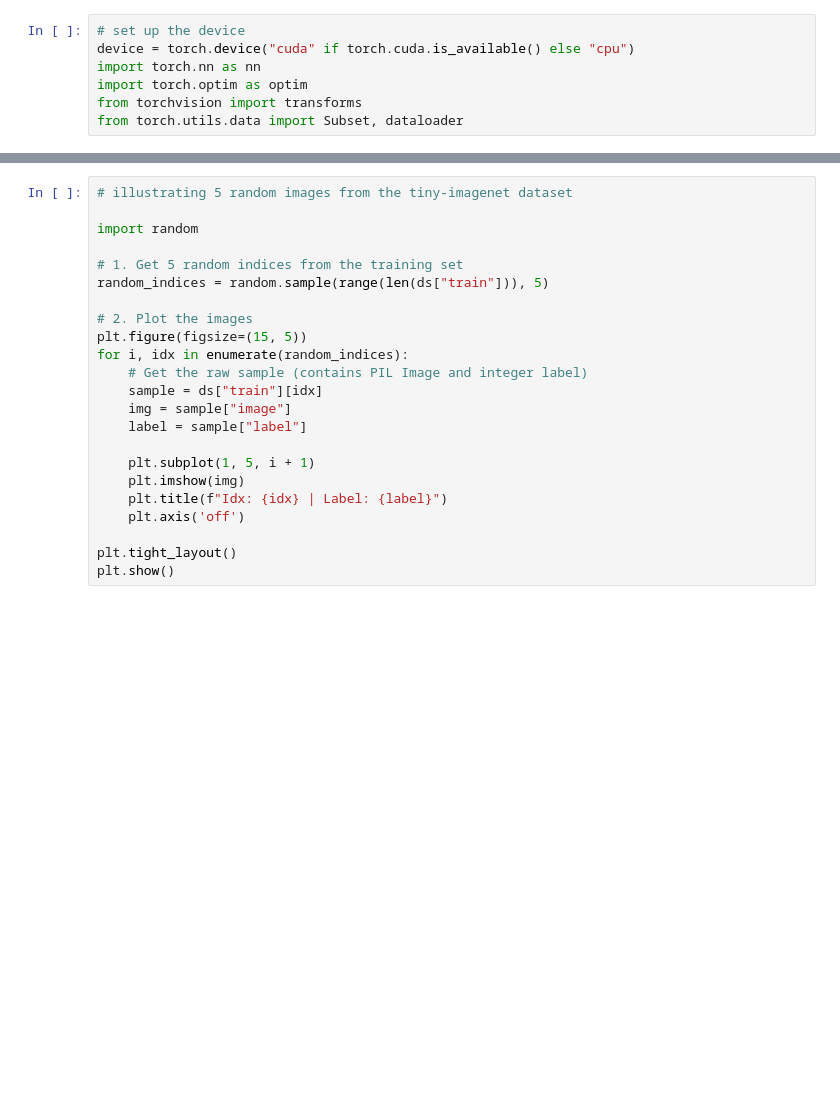
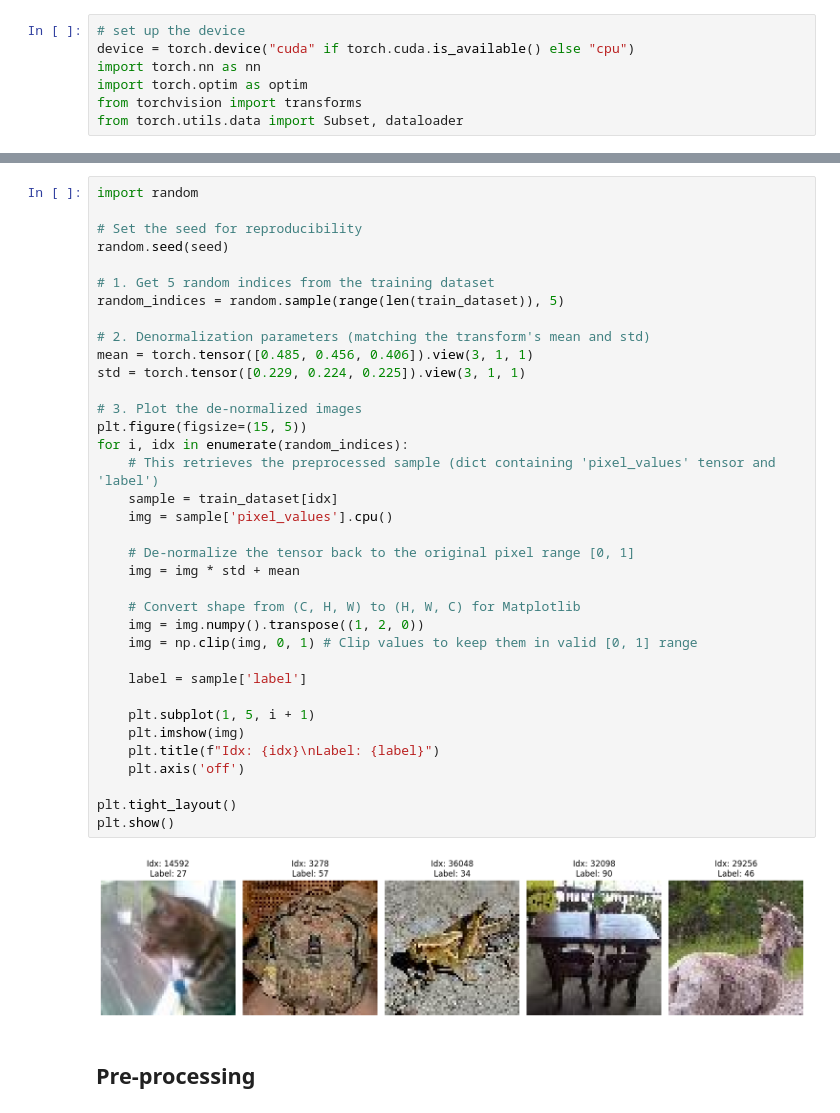
Before and after one commit to mpuneet063/computer-vision-projects, a Jupyter notebook: image_representations_and_reconstruction/representations.ipynb, the cells around one changed output, grey strips where cells are left out. Cells and saved outputs as stored; diff of their text form; blank space fills up the shorter version.

Commit message:
visualized random images from tiny-imagenet

```diff
--- a/image_representations_and_reconstruction/representations.ipynb
+++ b/image_representations_and_reconstruction/representations.ipynb
@@ -106,23 +118,40 @@ print(f" - Test samples:  {len(test_dataset)}")
 # %%
-# illustrating 5 random images from the tiny-imagenet dataset
-
 import random
 
-# 1. Get 5 random indices from the training set
-random_indices = random.sample(range(len(ds["train"])), 5)
+# Set the seed for reproducibility
+random.seed(seed)
 
-# 2. Plot the images
+# 1. Get 5 random indices from the training dataset
+random_indices = random.sample(range(len(train_dataset)), 5)
+
+# 2. Denormalization parameters (matching the transform's mean and std)
+mean = torch.tensor([0.485, 0.456, 0.406]).view(3, 1, 1)
+std = torch.tensor([0.229, 0.224, 0.225]).view(3, 1, 1)
+
+# 3. Plot the de-normalized images
 plt.figure(figsize=(15, 5))
 for i, idx in enumerate(random_indices):
-    # Get the raw sample (contains PIL Image and integer label)
-    sample = ds["train"][idx]
-    img = sample["image"]
-    label = sample["label"]
+    # This retrieves the preprocessed sample (dict containing 'pixel_values' tensor and 'label')
+    sample = train_dataset[idx]
+    img = sample['pixel_values'].cpu()
+
+    # De-normalize the tensor back to the original pixel range [0, 1]
+    img = img * std + mean
+
+    # Convert shape from (C, H, W) to (H, W, C) for Matplotlib
+    img = img.numpy().transpose((1, 2, 0))
+    img = np.clip(img, 0, 1) # Clip values to keep them in valid [0, 1] range
+
+    label = sample['label']
 
     plt.subplot(1, 5, i + 1)
     plt.imshow(img)
-    plt.title(f"Idx: {idx} | Label: {label}")
+    plt.title(f"Idx: {idx}\nLabel: {label}")
     plt.axis('off')
 
 plt.tight_layout()
 plt.show()
+# %% [output]
+[figure, added]
+# %% [markdown]
+## <h2><b>Pre-processing</b></h2>
```
Also changed, not shown: parts of 1 cell of this notebook.
